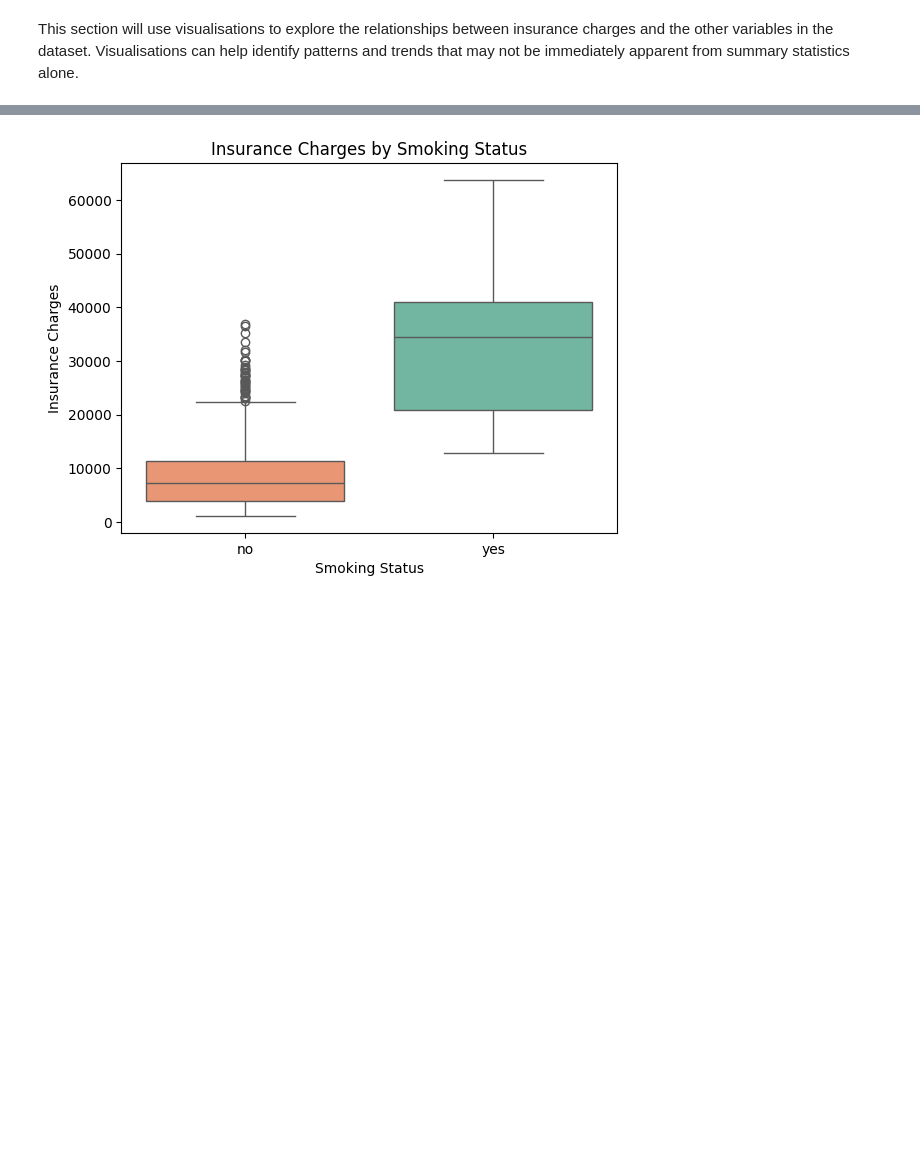
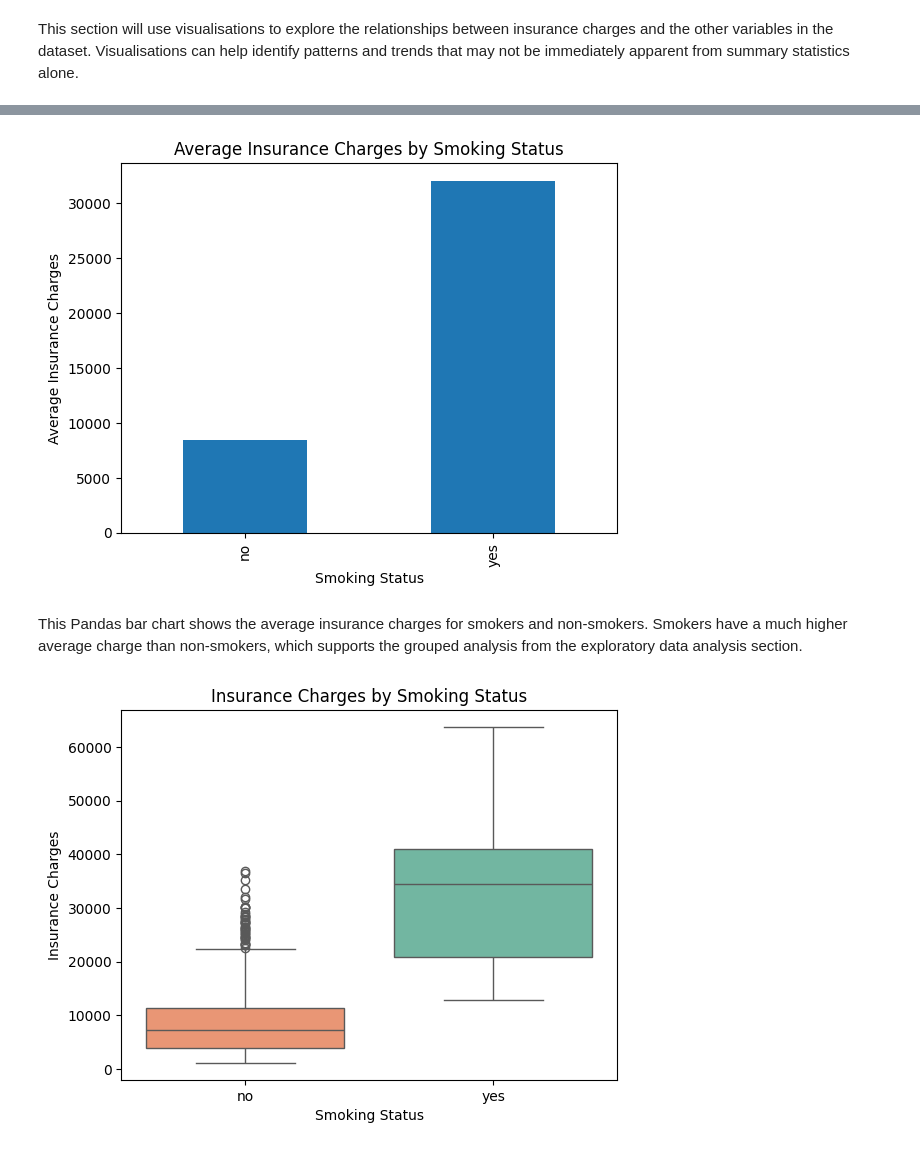
Before and after one commit to sahra02/Healthcare_Insurance, a Jupyter notebook: jupyter_notebooks/02_data_visualisation.ipynb, the cells around one changed output, grey strips where cells are left out. Drawn from its saved outputs; the diff is of its cells as text; code cells hidden in the pictures; blank space fills up the shorter version.

```diff
--- a/jupyter_notebooks/02_data_visualisation.ipynb
+++ b/jupyter_notebooks/02_data_visualisation.ipynb
@@ -237,3 +240,14 @@ The histogram shows that insurance charges are right-skewed. Most customers have
+# %%
+df.groupby('smoker')['charges'].mean().plot(kind='bar')
+
+plt.title('Average Insurance Charges by Smoking Status')
+plt.xlabel('Smoking Status')
+plt.ylabel('Average Insurance Charges')
+plt.show()
+# %% [output]
+[figure, added]
+# %% [markdown]
+This Pandas bar chart shows the average insurance charges for smokers and non-smokers. Smokers have a much higher average charge than non-smokers, which supports the grouped analysis from the exploratory data analysis section.
 # %%
 sns.boxplot(data=df, x='smoker', y='charges', hue='smoker', order=['no', 'yes'], palette='Set2', legend=False)
 plt.title('Insurance Charges by Smoking Status')
```
Also changed, not shown: parts of 7 cells of this notebook, 2 other files.
